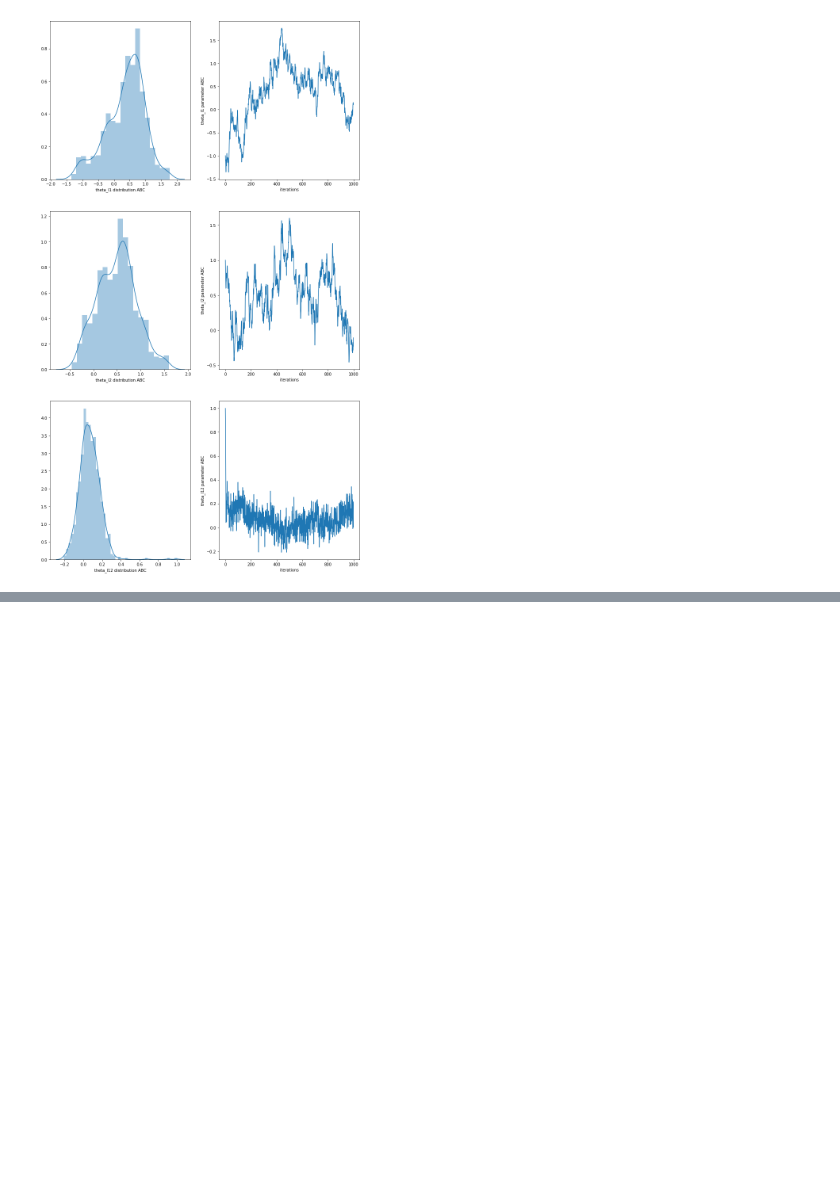
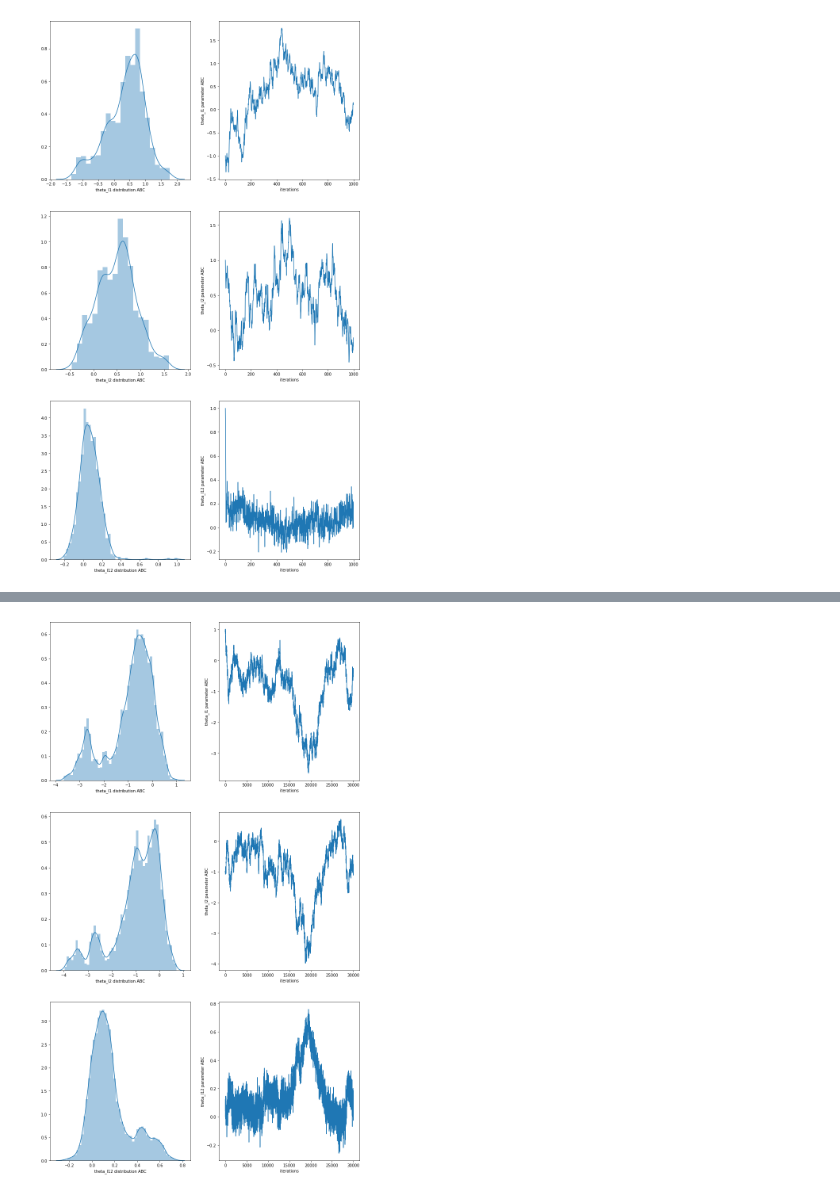
Before and after one commit to quentinl-c/abc-shadow, a Jupyter notebook: results/Two_interactions_graph/two_interactions_graph.ipynb, the cells around one changed output, grey strips where cells are left out. Saved outputs shown, nothing was run; the diff lists cells and outputs as text; code cells hidden in the pictures; blank space fills up the shorter version.

```diff
--- a/results/Two_interactions_graph/two_interactions_graph.ipynb
+++ b/results/Two_interactions_graph/two_interactions_graph.ipynb
@@ -165,0 +175,3 @@ plot_marginals(data2)
+# %%
+FILE_NAME_3 = 'assets/exp3.json'
+data3 = extract_from_file(FILE_NAME_3)
@@ -165,0 +193,4 @@ plot_marginals(data2)
+# %%
+plot_marginals(data3)
+# %% [output]
+[figure, added]
```
Also changed, not shown: parts of 21 cells of this notebook, 7 other files.
